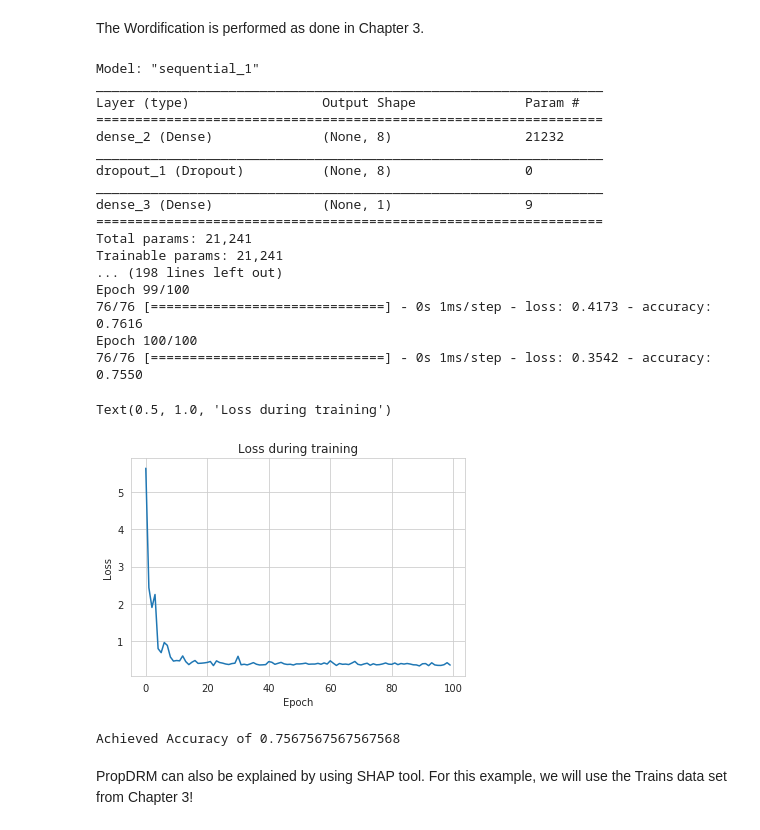
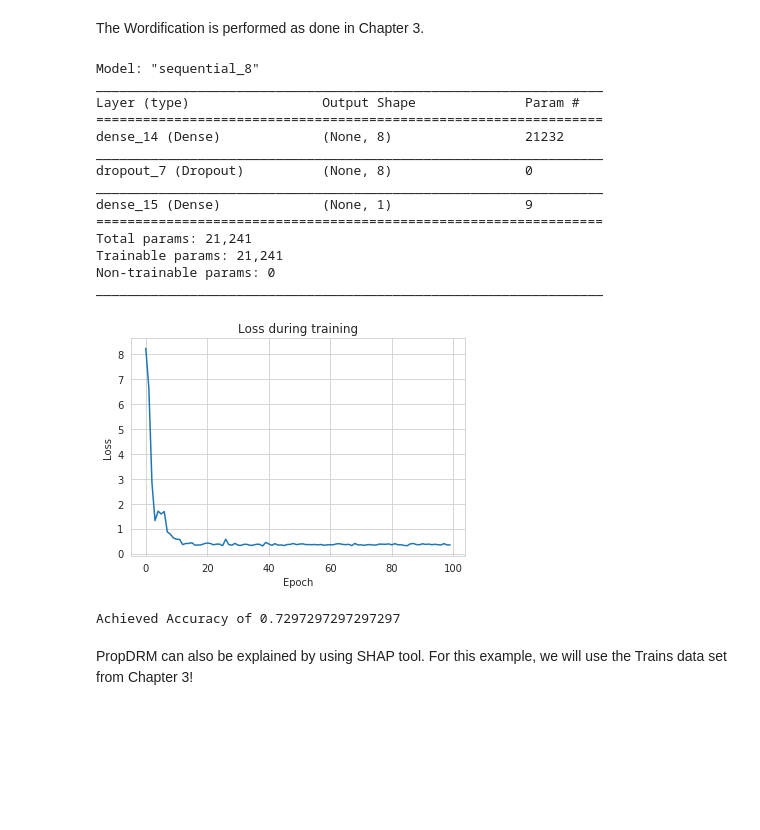
Before and after one commit to vpodpecan/representation_learning, a Jupyter notebook: Chapter6/propDRM.ipynb, the cells around one changed output. Cells and saved outputs as stored; diff of their text form; code cells hidden in the pictures; blank space fills up the shorter version.

Commit message:
added training progress method instead of verbose option

```diff
--- a/Chapter6/propDRM.ipynb
+++ b/Chapter6/propDRM.ipynb
@@ -47,7 +50,7 @@ from pprint import pprint
 wordificator = Wordification(conv.target_Orange_table(), conv.other_Orange_tables(), context, word_att_length=2)
 wordificator.run()
 wordificator.calculate_weights(measure='tfidf')
-trains_tfidf = wordificator.to_orange()
+molecules_tfidf = wordificator.to_orange()
 feature_names = trains_tfidf.domain.attributes
 # %%
 import numpy as np
@@ -80,36 +83,38 @@ model.add(layers.Dense(1, activation="sigmoid"))
 model.compile(loss='binary_crossentropy', optimizer='adam', metrics=['accuracy'])
 model.summary()
 
-history = model.fit(X_train, Y_train, epochs=100, batch_size=2, verbose=1)
+history = model.fit(X_train, Y_train, epochs=100, batch_size=4, verbose=0)
 # %% [output]
-Model: "sequential_1"
+Model: "sequential_8"
 _________________________________________________________________
 Layer (type)                 Output Shape              Param #
 =================================================================
-dense_2 (Dense)              (None, 8)                 21232
+dense_14 (Dense)             (None, 8)                 21232
 _________________________________________________________________
-dropout_1 (Dropout)          (None, 8)                 0
+dropout_7 (Dropout)          (None, 8)                 0
 _________________________________________________________________
-dense_3 (Dense)              (None, 1)                 9
+dense_15 (Dense)             (None, 1)                 9
 =================================================================
 Total params: 21,241
 Trainable params: 21,241
-... (198 lines left out)
-Epoch 99/100
-76/76 [==============================] - 0s 1ms/step - loss: 0.4173 - accuracy: 0.7616
-Epoch 100/100
-76/76 [==============================] - 0s 1ms/step - loss: 0.3542 - accuracy: 0.7550
+Non-trainable params: 0
+_________________________________________________________________
 # %%
 import seaborn as sns
 import matplotlib.pyplot as plt
 sns.set_style("whitegrid")
-sns.lineplot(list(range(len(history.history['loss']))),history.history['loss'])
-plt.xlabel("Epoch")
-plt.ylabel("Loss")
-plt.title("Loss during training")
+
+def visualize_training_curve(history_object):
+
+    sns.lineplot(list(range(len(history_object.history['loss']))),history_object.history['loss'])
+    plt.xlabel("Epoch")
+    plt.ylabel("Loss")
+    plt.title("Loss during training")
+    plt.show()
+
+visualize_training_curve(history)
 # %% [output]
-Text(0.5, 1.0, 'Loss during training')
-[figure, old version]
+[figure, new version]
 # %%
 from sklearn.metrics import classification_report
 predictions = model.predict(X_test)
@@ -117,7 +122,7 @@ predictions = [np.round(x) for x in predictions]
 crep = classification_report(predictions, Y_test, output_dict = True)['accuracy']
 print(f"Achieved Accuracy of {crep}")
 # %% [output]
-Achieved Accuracy of 0.7567567567567568
+Achieved Accuracy of 0.7297297297297297
 # %% [markdown]
 PropDRM can also be explained by using SHAP tool. For this example, we will use the Trains data set from Chapter 3!
 # %%
```
Also changed, not shown: parts of 6 cells of this notebook.
